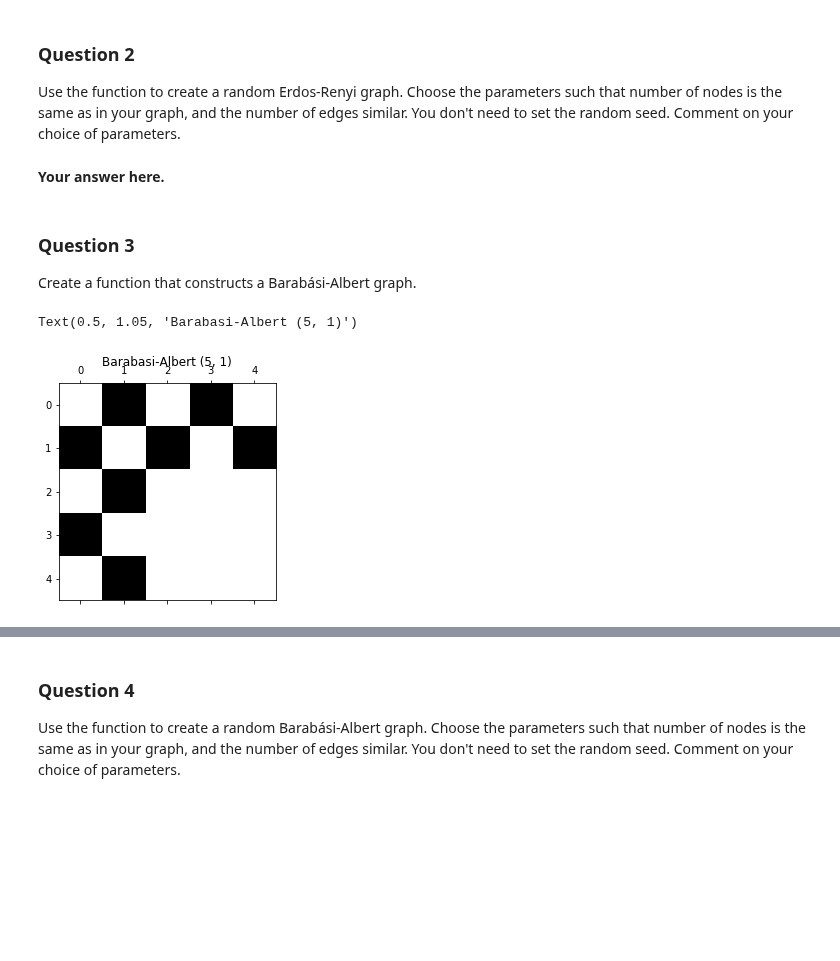
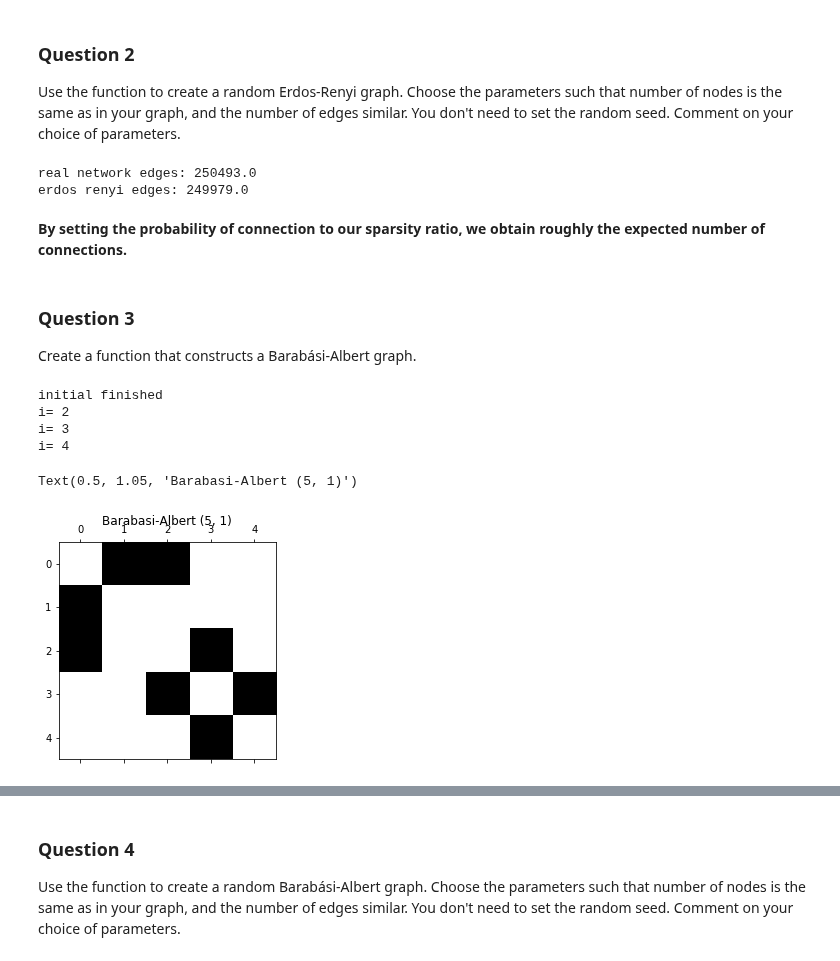
Before and after one commit to TTimTT/NTDS_Project, a Jupyter notebook: milestones_2/joachim_network_models.ipynb, the cells around one changed output, grey strips where cells are left out. Saved outputs shown, nothing was run; the diff lists cells and outputs as text; code cells hidden in the pictures; blank space fills up the shorter version.

Commit message:
until question 6 and clean adjacency for 7

```diff
--- a/milestones_2/joachim_network_models.ipynb
+++ b/milestones_2/joachim_network_models.ipynb
@@ -87,11 +102,18 @@ Use the function to create a random Erdos-Renyi graph. Choose the parameters suc
-# %% [markdown]
-**Your answer here.**
+# %%
+er = erdos_renyi(1988, 0.1265)
+n_edges_er =  (sum(sum(er)))/2 # the number of edges in the network
+print('real network edges:',n_edges,'\nerdos renyi edges:',n_edges_er)
+# %% [output]
+real network edges: 250493.0
+erdos renyi edges: 249979.0
+# %% [markdown]
+**By setting the probability of connection to our sparsity ratio, we obtain roughly the expected number of connections.**
 # %% [markdown]
 ### Question 3
 
 Create a function that constructs a Barabási-Albert graph.
 # %%
-def barabasi_albert(n, m, seed=None):
+def barabasi_albert(n, m, m0=2, seed=None):
     """Create an instance from the Barabasi-Albert graph model.
 
     Parameters
@@ -100,6 +122,8 @@ def barabasi_albert(n, m, seed=None):
         Size of the graph.
     m: int
         Number of edges to attach from a new node to existing nodes.
+    m0: int (optional)
+        Number of nodes for the inital connected network.
     seed: int (optional)
         Seed for the random number generator. To get reproducible results.
 
@@ -113,27 +137,27 @@ def barabasi_albert(n, m, seed=None):
 
     adjacency=np.zeros([n,n])
 
-
+    if m>m0:
+        m0=m
     #initial state (everything connected)
-    if m==1: #in the case of only one initial node to avoid deg_tot= 0
-        adjacency[0:2,0:2]=1
-        deg_tot=1
-    else:
-        for i in range(0,m):
-            adjacency[i,0:m]=1
-            adjacency[i,i]=m-1 #store the node degree on the diag
-            deg_tot=m*(m-1)/2
-
+    for i in range(0,m0):
+        adjacency[i,0:m0]=1
+        adjacency[i,i]=m0-1 #store the node degree on the diag
+        deg_tot=m0*(m0-1)/2
+    print('initial finished')
     # for each node
-    for i in range(m,n):
+    for i in range(m0,n):
+        print('i=',i)
         nb_links=0;
         node_list=[[j] for j in range(i)]
+        random.shuffle(node_list)#ensure the random choice of node to connect
+
         # while there still need links to create
         while nb_links<m:
-            random.shuffle(node_list)#ensure the random choice of node to connect
+            rand_numb=random.random()
             for k in node_list:
                 #create link and update adjacency matrix
-                if random.random()<=adjacency[k,k]/deg_tot :
+                if rand_numb<=adjacency[k,k]/deg_tot :
                     adjacency[i,k]=1
                     adjacency[k,i]=1
                     adjacency[k,k]+=1
@@ -148,10 +172,14 @@ def barabasi_albert(n, m, seed=None):
 
     return adjacency
 # %%
-ba = barabasi_albert(5, 1, 9087)
+ba = barabasi_albert(5, 1, 2, 9087)
 plt.spy(ba)
 plt.title('Barabasi-Albert (5, 1)')
 # %% [output]
-Text(0.5, 1.05, 'Barabasi-Albert (5, 1)')
+initial finished
+i= 2
+i= 3
+i= 4
+Text(0.5, 1.05, 'Barabasi-Albert (5, 1)')
-[figure, old version]
+[figure, new version]
 # %%
```
Also changed, not shown: parts of 18 cells of this notebook.
